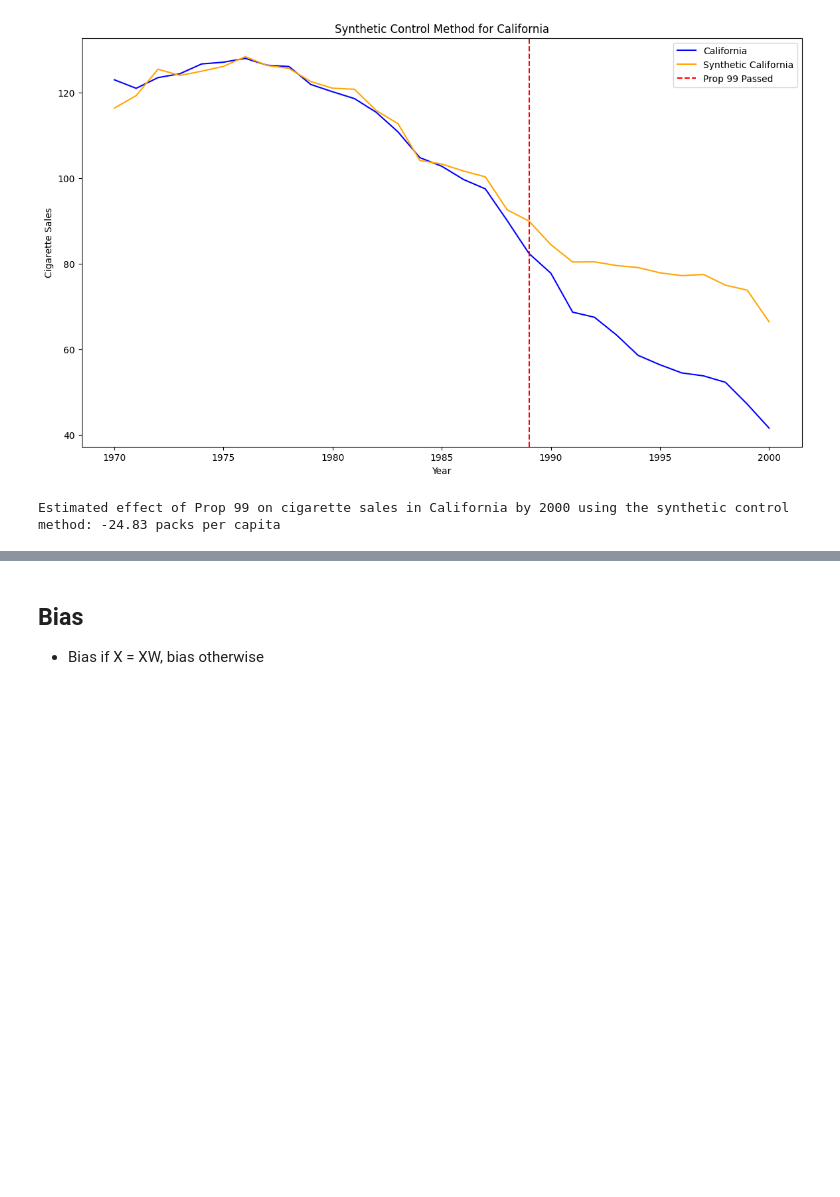
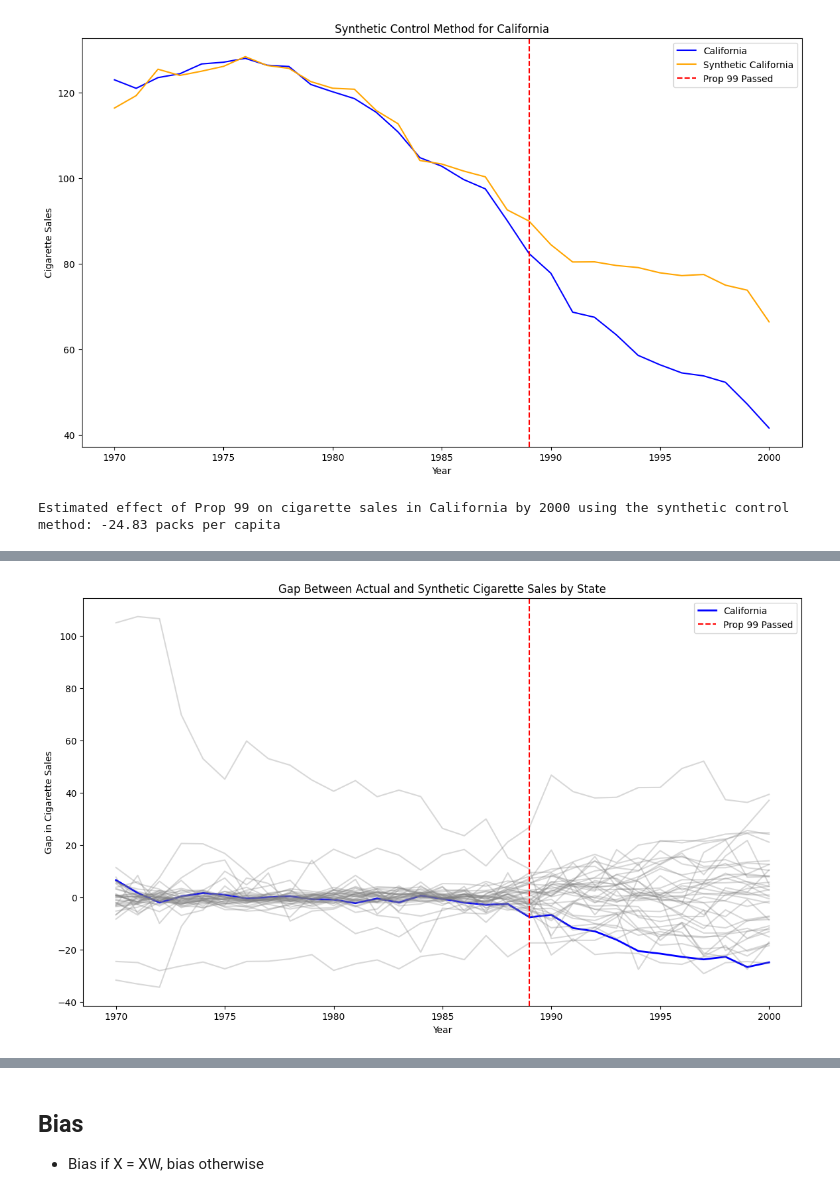
Before and after one commit to cainemerrick98/causal-inference, a Jupyter notebook: 4.reducing_smoking_in_california/notebook.ipynb, the cells around one changed output, grey strips where cells are left out. Saved outputs shown, nothing was run; the diff lists cells and outputs as text; code cells hidden in the pictures; blank space fills up the shorter version.

Commit message:
Added explanations and fisher exact test to synthetic control

```diff
--- a/4.reducing_smoking_in_california/notebook.ipynb
+++ b/4.reducing_smoking_in_california/notebook.ipynb
@@ -204,0 +209,37 @@ Estimated effect of Prop 99 on cigarette sales in California by 2000 using the s
+# %%
+def fit_synthetic_control(data: pd.DataFrame, state: int) -> list[str, np.ndarray]:
+    """
+    Fit a synthetic control model for a given state.
+    """
+    inverted = data[~data['after_treatment']].pivot(index="state", columns="year")[features].T
+    inverted.columns.drop(state)
+
+    X1 = inverted.loc[:, state].values
+    X0 = inverted.drop(columns=state).values
+
+    weights = get_w(X1, X0, V=np.eye(X0.shape[0]))
+    synthetic_state = weights @ data[data["state"] != state].pivot(columns="year", index="state")["cigsale"].values
+
+    gap = data[data["state"] == state].pivot(columns="year", index="state")["cigsale"].values - synthetic_state
+
+    return [state, gap[0]]
+# %%
+from joblib import Parallel, delayed
+
+results = Parallel(n_jobs=-1)(delayed(fit_synthetic_control)(df, state) for state in df['state'].unique())
+# %%
+fig, ax = plt.subplots(figsize=(14, 8))
+for state, gap in results:
+    if state == "California":
+        ax.plot(df[df["state"] == state]["year"], gap, label=state, color="blue", linewidth=2)
+    else:
+        ax.plot(df[df["state"] == state]["year"], gap,  color="gray", alpha=0.3)
+
+ax.axvline(x=1989, color="red", linestyle="--", label="Prop 99 Passed")
+ax.set_title("Gap Between Actual and Synthetic Cigarette Sales by State")
+ax.set_xlabel("Year")
+ax.set_ylabel("Gap in Cigarette Sales")
+ax.legend()
+plt.show()
+# %% [output]
+[figure, added]
```
Also changed, not shown: parts of 7 cells of this notebook, 1 other file.
